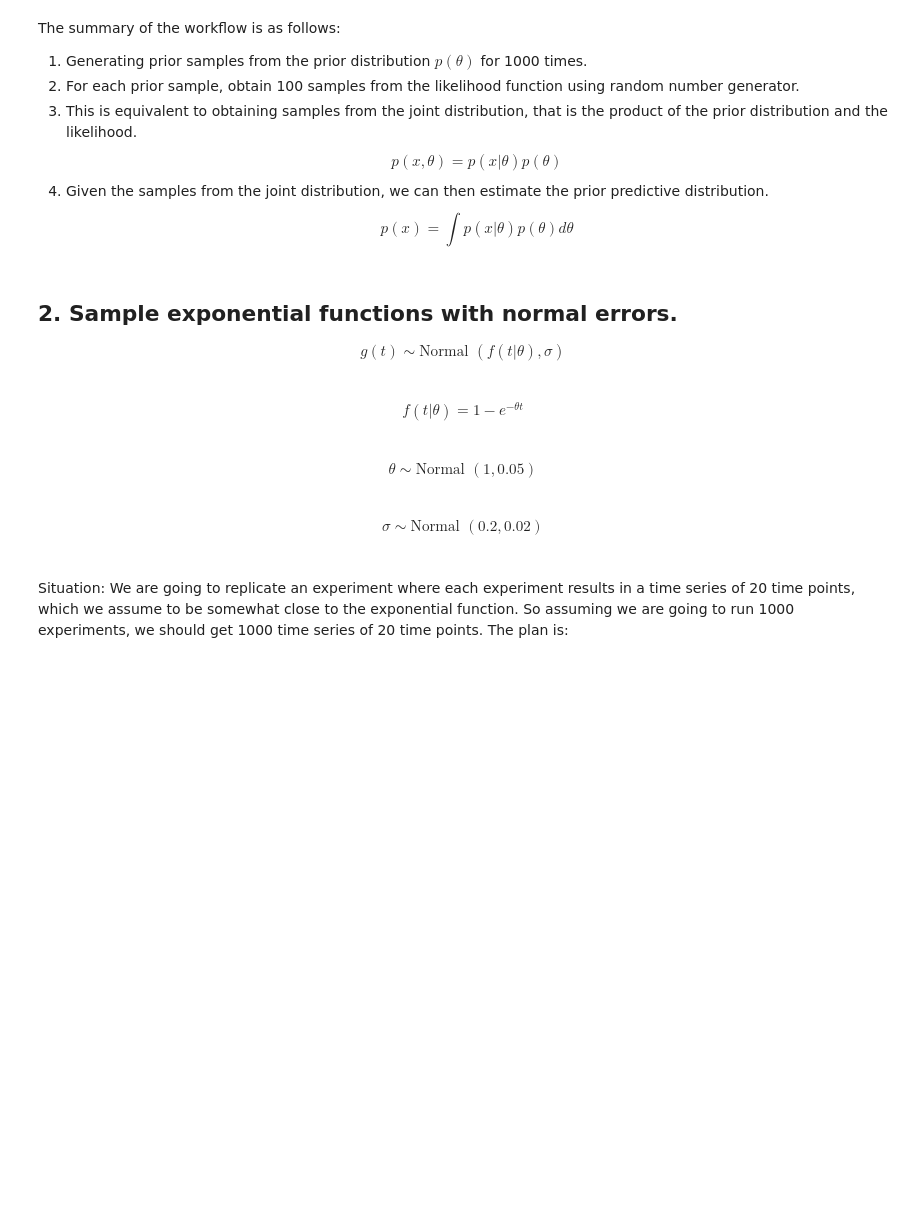
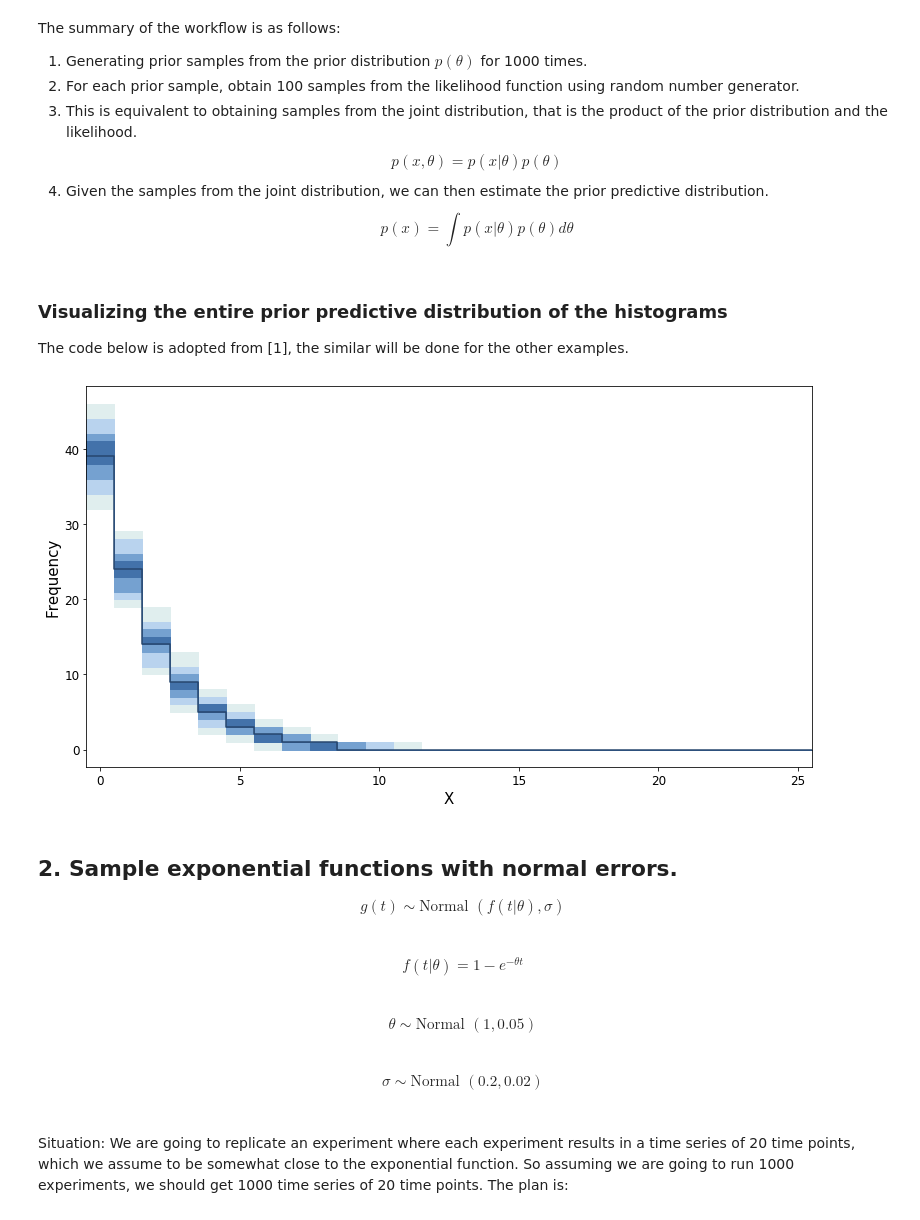
Before and after one commit to ziqing-ang/probabilistic_programming_notes, a Jupyter notebook: sampling_pystan.ipynb, the cells around one changed output. Saved outputs shown, nothing was run; the diff lists cells and outputs as text; code cells hidden in the pictures; blank space fills up the shorter version.

```diff
--- a/sampling_pystan.ipynb
+++ b/sampling_pystan.ipynb
@@ -24,6 +24,14 @@ import numpy as np
 import pickle
 import matplotlib.pyplot as plt
 import seaborn as sns
+
+## color schemes for graph plotting
+light = '#E0EEEE'
+light_highlight ='#B9D3EE'
+mid = "#75A1D0"
+mid_highlight = "#4372AA"
+dark = '#26466D'
+dark_highlight = '#000033'
 # %%
 exp_sam =  '''
 data {
@@ -143,6 +152,48 @@ The summary of the workflow is as follows:
 2. For each prior sample, obtain 100 samples from the likelihood function using random number generator.
 3. This is equivalent to obtaining samples from the joint distribution, that is the product of the prior distribution and the likelihood. $$p(x,\theta) = p(x\vert \theta)p(\theta)$$
 4. Given the samples from the joint distribution, we can then estimate the prior predictive distribution. $$p(x) = \int p(x\vert \theta) p(\theta) d\theta$$
+# %% [markdown]
+### Visualizing the entire prior predictive distribution of the histograms
+The code below is adopted from [1], the similar will be done for the other examples.
+# %%
+plt.figure(figsize=(13,7))
+simu_ys = fit.extract()['y'].astype(np.int64)
+
+# number of bins
+max_y = 25
+B = max_y + 1
+
+
+bins = [b-0.5 for b in range(B+1)]
+
+# begin and end of bins
+idxs = [idx for idx in range(B) for r in range(2)]
+xs = [idx+delta for idx in range(B) for delta in [-0.5,0.5]]
+
+counts = [np.histogram(simu_ys[r], bins=bins)[0] for r in range(1000)]
+
+probs = [10,20,30,40,50,60,70,80,90]
+#calculate percentile for each x
+creds = [np.percentile([count[b] for count in counts], probs) for b in range(B)]
+# set values at begin and end of bins
+pad_creds = [creds[idx] for idx in idxs]
+
+
+plt.fill_between(xs,[c[0] for c in pad_creds], [c[8] for c in pad_creds],
+                 facecolor=light, color=light)
+plt.fill_between(xs,[c[1] for c in pad_creds], [c[7] for c in pad_creds],
+                 facecolor=light_highlight, color=light_highlight)
+plt.fill_between(xs,[c[2] for c in pad_creds], [c[6] for c in pad_creds],
+                 facecolor=mid, color=mid)
+plt.fill_between(xs,[c[3] for c in pad_creds], [c[5] for c in pad_creds],
+                 facecolor=mid_highlight, color=mid_highlight)
+plt.plot(xs, [c[4] for c in pad_creds], color=dark)
+plt.xlim(-0.5,25.5)
+plt.xlabel("X", fontsize=15)
+plt.ylabel("Frequency",fontsize=15)
+plt.tick_params(labelsize=12)
+# %% [output]
+[figure, added]
 # %% [markdown]
 ## 2. Sample exponential functions with normal errors.
 
```
Also changed, not shown: parts of 21 cells of this notebook.
